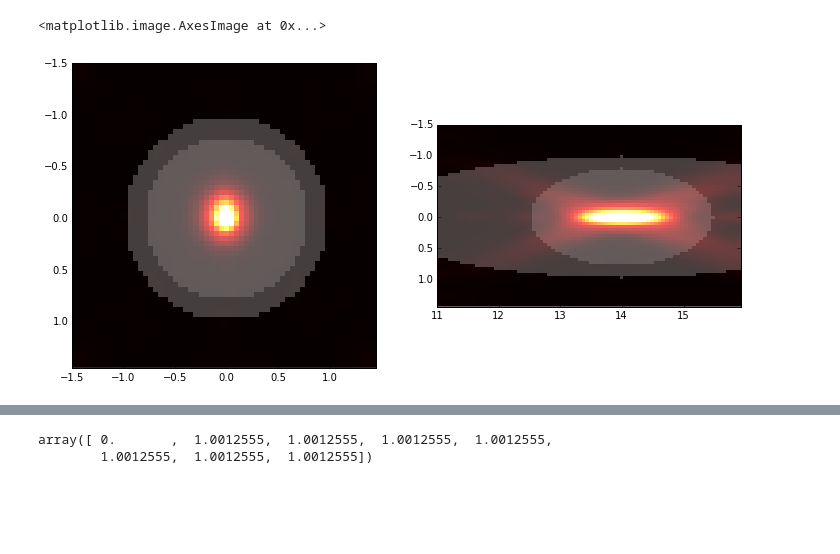
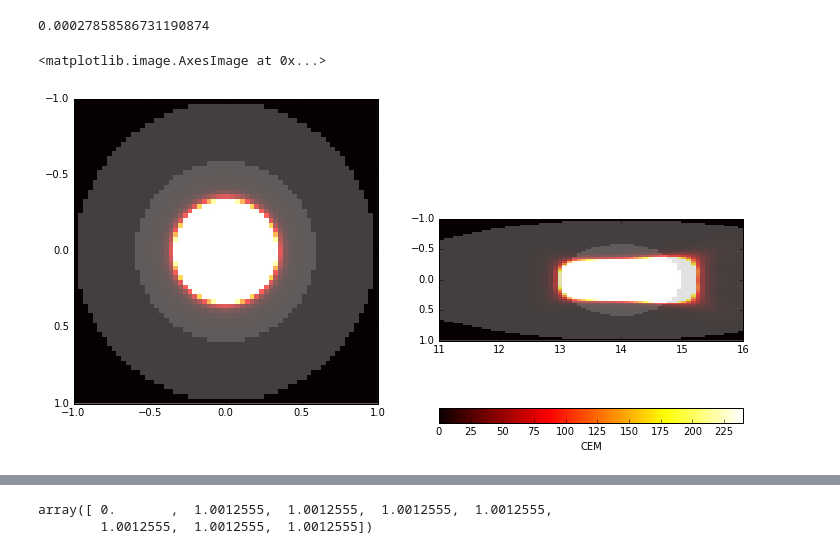
Before and after one commit to vlchaplin/fus_thermalmodelling, a Jupyter notebook: Cuda_ThermalFocusOptimization.ipynb, the cells around one changed output, grey strips where cells are left out. Cells and saved outputs as stored; diff of their text form; code cells hidden in the pictures; blank space fills up the shorter version.

```diff
--- a/Cuda_ThermalFocusOptimization.ipynb
+++ b/Cuda_ThermalFocusOptimization.ipynb
@@ -6,6 +6,8 @@ from math import *
 import matplotlib.pyplot as plt
 from matplotlib import collections
 from matplotlib import image
+from matplotlib import ticker
+from cycler import cycler
 
 %matplotlib inline
 
@@ -22,4 +24,9 @@ import sys
 sys.path.append('C:\\Users\\vchaplin\\Documents\\HiFU\\code\\AblationSims')
 import ablation_utils
 import importlib
+
+np.set_printoptions(precision=4, suppress=False, threshold=1300)
+plt.rc('axes.formatter',useoffset=False)
+
+plt.rc('axes',prop_cycle=(cycler('color', ['b', 'g', 'r', (0,.8,.8),(.8,0,.8), (.5,.5,.5), (.3, .3,0), (.1,.3,0.5), (.8,.4,0.1), (.1,0.9,0.3)])) )
 # %%
@@ -143,5 +194,5 @@ T4d[0][:] = T0
 # %%
-def execute_sim(M,d, sonication_time=1.0, Tmax=None):
+def execute_sim(M,d, sonication_time=1.0, Tmax=None, alpha=1.0):
     #d = diamList[di]
     if M==1:
         spacing=0
@@ -153,20 +204,19 @@ def execute_sim(M,d, sonication_time=1.0, Tmax=None):
 
     #ROION=   roiGen(pxyz, lambda x,y,z: inEllipse(x,y,z,0.001,0.001,0.01) )
     #ROION=   roiGen([[0,0,0.14]], lambda x,y,z: inEllipse(x,y,z, radius + 0.002, radius + 0.002,2*2*radius))
-    ROION=   roiGen([[0,0,0.14]], lambda x,y,z: inEllipse(x,y,z, 0.008, 0.008,0.015))
+    ROION=   roiGen([[0,0,0.14]], lambda x,y,z: inEllipse(x,y,z, 0.006, 0.006,0.01))
 
     ROIEXTRA=roiGen(pxyz, lambda x,y,z: inEllipse(x,y,z,0.01,0.01,0.04) )
     ROIOFF = np.logical_and( ROIEXTRA, np.logical_not(ROION))
 
-    uamp = transducers.get_focused_element_vals( k0,uxyz,pxyz,1e7*np.ones(M), L1renorm=sqrt(powerRenormL1) )
+    #uamp = transducers.get_focused_element_vals( k0,uxyz,pxyz,1e7*np.ones(M), L1renorm=sqrt(powerRenormL1) )
 
-    #for Nx,Ny=60, Nz=80, and 256-elements, these GPU subasmpling memory params work on my local mach;
-    subsampMax=20  #60  or 20
-    gpublocks=256  #128    256
+    #uamp = transducers.get_focused_element_vals( k0,uxyz,pxyz,1e7*np.ones(M)*np.exp(1j*np.arange(0,M)*pi), L1renorm=sqrt(powerRenormL1) )
+    uamp = transducers.get_focused_element_vals( k0,uxyz,pxyz, np.ones(M)*np.exp(1j*np.arange(0,M)*pi), L2renorm=L2powRenorm )
 
-    P1 = transducers.calc_pressure_field_cuda(k0, uxyz, unvecs, uamp, xrp, yrp, zrp, subsampN=subsampMax, subsampDiam=0.0033, ROC=0.14, gpublocks=gpublocks   )
+    P1 = transducers.calc_pressure_field_cuda(k0, uxyz, unvecs, uamp, xrp, yrp, zrp, **RSkeys   )
     I1 = np.abs(P1)**2 / (2.0*rho*c0)
     tdot3d[:] = 2*alpha*I1 / (rhoCp3d)
-    (duration,Tmax,junk,junk) = ablation_utils.calc_heating(simgrid,T4d,tdot3d,None,None,None,None, sonication_time, CEMfinal,Rbase,
-                                                      Tmax=Tmax, Ntbuff=Nt, GPU=True, Freeflow=1)
+    (duration,Tmax,junk,junk) = ablation_utils.calc_heating(simgrid,T4d,tdot3d, simgrid['Tmesh'], simgrid['Tdotmesh'], simgrid['kmesh'], simgrid['rhoCpmesh'], sonication_time, CEMfinal,Rbase,
+                                                      Tmax=Tmax, Ntbuff=Nt, GPU=False, Freeflow=1)
     return (duration,Tmax, ROION, ROIOFF, ROIEXTRA)
@@ -348,6 +637,6 @@ T4d[0][:] = T0
 CEMfinal[:] = 0
 Tmax[:] = 0
 
-(duration,Tmax, ROION, ROIOFF, ROIEXTRA) = execute_sim(1,0.00225,sonication_time=10,Tmax=Tmax)
+(duration,Tmax, ROION, ROIOFF, ROIEXTRA) = execute_sim(4,0.004,sonication_time=60,Tmax=Tmax,alpha=3.0)
 
 PBHE_CUDA.ResetGPU()
@@ -357,0 +643,2 @@ np.sum(CEMfinal[ROION]>=240.0)
+# %%
+ROION=   roiGen([[0,0,0.14]], lambda x,y,z: inEllipse(x,y,z, 0.006, 0.006,0.01))
@@ -358,16 +677,21 @@ np.sum(CEMfinal[ROION]>=240.0)
+# %%
+TWm2
+# %% [output]
+0.00027858586731190874
 # %%
 plt.figure(figsize=(12,8))
 plt.subplot(121)
 xy=list(map( lambda x: 100*x,[yrp[0],yrp[-1],xrp[-1],xrp[0]]))
-plt.imshow( Tmax[:,:,focplaneZpix] , extent=xy, vmin=37,vmax=60,cmap=image.cm.hot, interpolation='none')
+plt.imshow( CEMfinal[:,:,focplaneZpix] , extent=xy, vmin=0,vmax=240,cmap=image.cm.hot, interpolation='none')
 plt.imshow( ROION[:,:,focplaneZpix] , extent=xy, vmin=0,vmax=1,cmap=image.cm.gray,alpha=0.15, interpolation='none')
 plt.imshow( ROIEXTRA[:,:,focplaneZpix] , extent=xy, vmin=0,vmax=1,cmap=image.cm.gray,alpha=0.25, interpolation='none')
 plt.subplot(122)
-yz=list(map( lambda x: 100*x,[zrp[0],zrp[-1],yrp[-1],yrp[0]]))
-i=floor(Nx/2)
-plt.imshow( Tmax[i,:,:] , extent=yz, vmin=37,vmax=60,cmap=image.cm.hot, interpolation='none')
-plt.imshow( ROION[i,:,:] , extent=yz, vmin=0,vmax=1,cmap=image.cm.gray,alpha=0.15, interpolation='none')
-plt.imshow( ROIEXTRA[i,:,:] , extent=yz, vmin=0,vmax=1,cmap=image.cm.gray,alpha=0.25, interpolation='none')
+xz=list(map( lambda x: 100*x,[zrp[0],zrp[-1],xrp[-1],xrp[0]]))
+j=floor(Ny/2)
+plt.imshow( CEMfinal[:,j,:] , extent=xz, vmin=0,vmax=240,cmap=image.cm.hot, interpolation='none')
+plt.colorbar(orientation='horizontal',label='CEM')
+plt.imshow( ROION[:,j,:] , extent=xz, vmin=0,vmax=1,cmap=image.cm.gray,alpha=0.15, interpolation='none')
+plt.imshow( ROIEXTRA[:,j,:] , extent=xz, vmin=0,vmax=1,cmap=image.cm.gray,alpha=0.25, interpolation='none')
 # %% [output]
 <matplotlib.image.AxesImage at 0x...>
-[figure, old version]
+[figure, new version]
```
Also changed, not shown: parts of 57 cells of this notebook, 10 other files.
